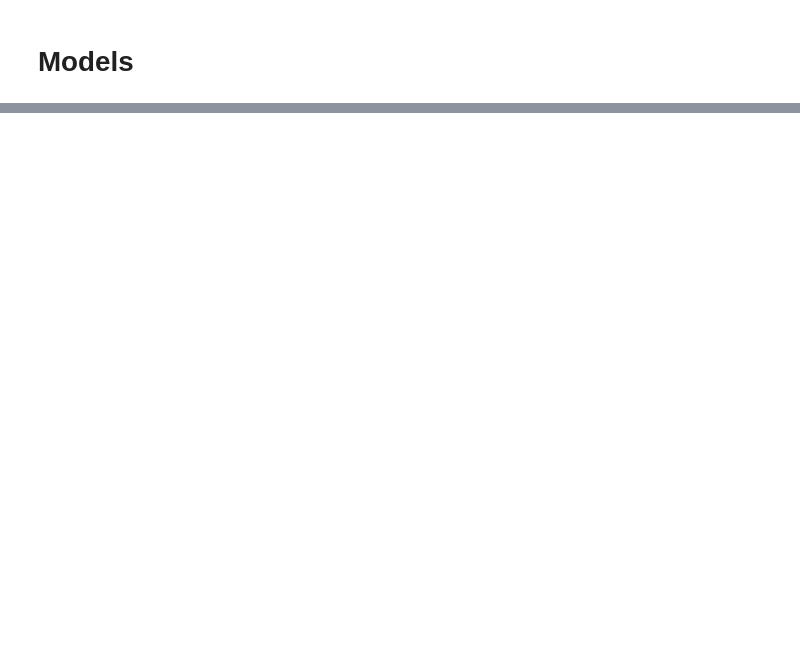
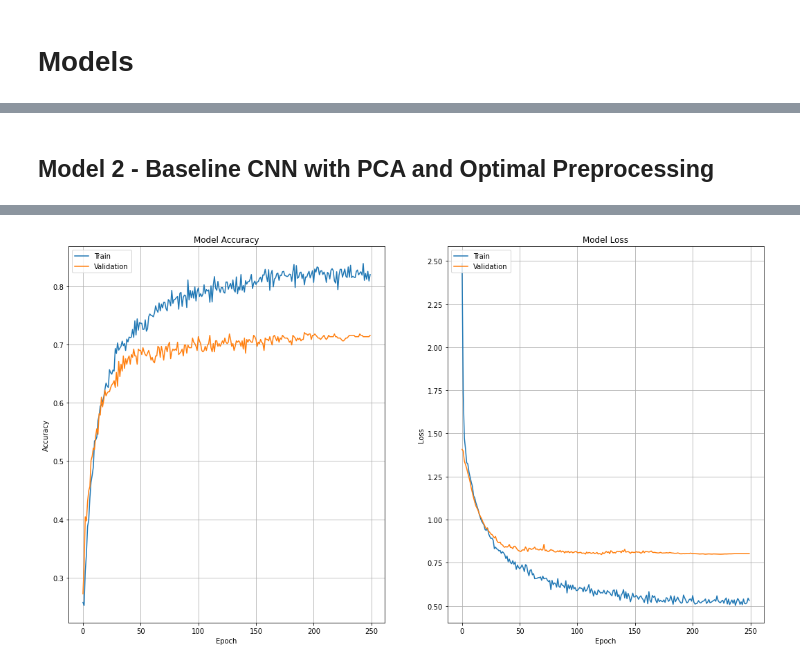
Before and after one commit to cmunozcortes/c247-final-project, a Jupyter notebook: src/C247_Final_Notebook.ipynb, the cells around one changed output, grey strips where cells are left out. Drawn from its saved outputs; the diff is of its cells as text; code cells hidden in the pictures; blank space fills up the shorter version.

```diff
--- a/src/C247_Final_Notebook.ipynb
+++ b/src/C247_Final_Notebook.ipynb
@@ -270,0 +297,74 @@ Test accuracy: 0.6027088165283203
+# %% [markdown]
+## Model 2 - Baseline CNN with PCA and Optimal Preprocessing
+# %%
+def ksquare(x):
+    return tf.pow(x, 2)
+
+def klog(x):
+    return tf.math.log(x)
+
+# Model architecture
+input_ = layers.Input(shape=(N_INPUT_SAMPLES_TRIMMED, N_PCA_COMP))
+p0 = layers.Permute(dims=(2,1))(input_)
+r1 = layers.Reshape(target_shape=(N_PCA_COMP, N_INPUT_SAMPLES_TRIMMED, 1))(p0)
+c1 = layers.Conv2D(filters=40, kernel_size=(1,25), data_format='channels_last',
+                   activation='elu', kernel_regularizer='l2')(r1)
+p1 = layers.Permute(dims=(2,1,3))(c1)
+r2 = layers.Reshape((476, N_PCA_COMP*40))(p1)
+d1 = layers.Dense(40, activation='elu')(r2)
+sq1 = layers.Activation(ksquare)(d1)
+ap1 = layers.AveragePooling1D(75, strides=15)(sq1)
+log1 = layers.Activation(klog)(ap1)
+f1 = layers.Flatten()(log1)
+d2 = layers.Dropout(0.85)(f1)
+output_ = layers.Dense(4, activation='softmax', kernel_regularizer='l2', kernel_initializer=tf.keras.initializers.RandomNormal(stddev=0.01))(d2)
+
+# Compile model, using ADAM as the optimizer. Provide a summary once compiled.
+model = tf.keras.models.Model(inputs=input_, outputs=output_)
+model.compile(optimizer=tf.keras.optimizers.Adam(),
+    loss=tf.keras.losses.CategoricalCrossentropy(),
+    metrics=[tf.keras.metrics.CategoricalAccuracy()])
+model.summary()
+
+# Train our network with an 80/20 train/val split
+callbacks = [
+    tf.keras.callbacks.ReduceLROnPlateau(patience=20, factor=0.5),
+    tf.keras.callbacks.ModelCheckpoint(
+        filepath='best_tweaked_cnn.h5',
+        save_best_only=True,
+        verbose=True,
+        monitor='val_categorical_accuracy'
+    ),
+]
+loss_hist = model.fit(
+    X_train_transformed, y_train_1h,
+    validation_data=(X_valid_transformed, y_valid_1h),
+    batch_size=128,
+    epochs=EPOCHS,
+    verbose=2,
+    callbacks=callbacks
+)
+
+# Load our best weights and evaluate model on test dataset
+model.load_weights('best_tweaked_cnn.h5')
+print('\nTest accuracy')
+print(model.evaluate(X_test_transformed, y_test_1h))
+
+# Plot our loss and accuracy over time
+fig, axs = plt.subplots(1,2, figsize=(18, 10))
+axs[0].plot(loss_hist.history['categorical_accuracy'])
+axs[0].plot(loss_hist.history['val_categorical_accuracy'])
+axs[0].set_ylabel('Accuracy')
+axs[0].set_xlabel('Epoch')
+axs[0].set_title('Model Accuracy')
+axs[0].legend(['Train', 'Validation'], loc='upper left')
+axs[0].grid()
+axs[1].plot(loss_hist.history['loss'])
+axs[1].plot(loss_hist.history['val_loss'])
+axs[1].set_ylabel('Loss')
+axs[1].set_xlabel('Epoch')
+axs[1].set_title('Model Loss')
+axs[1].legend(['Train', 'Validation'], loc='upper left')
+axs[1].grid()
+plt.show()
+# %% [output]
@@ -270,0 +388 @@ Test accuracy: 0.6027088165283203
+[figure, added]
```
Also changed, not shown: parts of 19 cells of this notebook, 5 other files.
